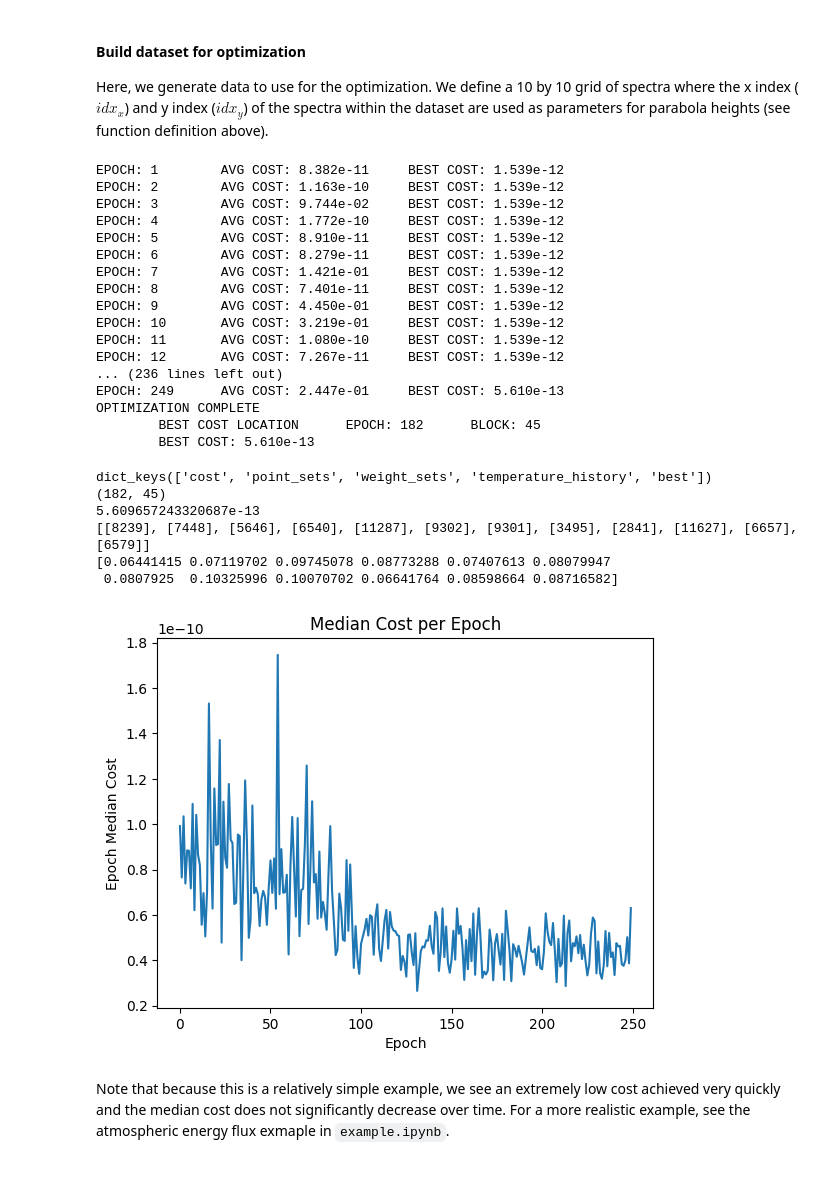
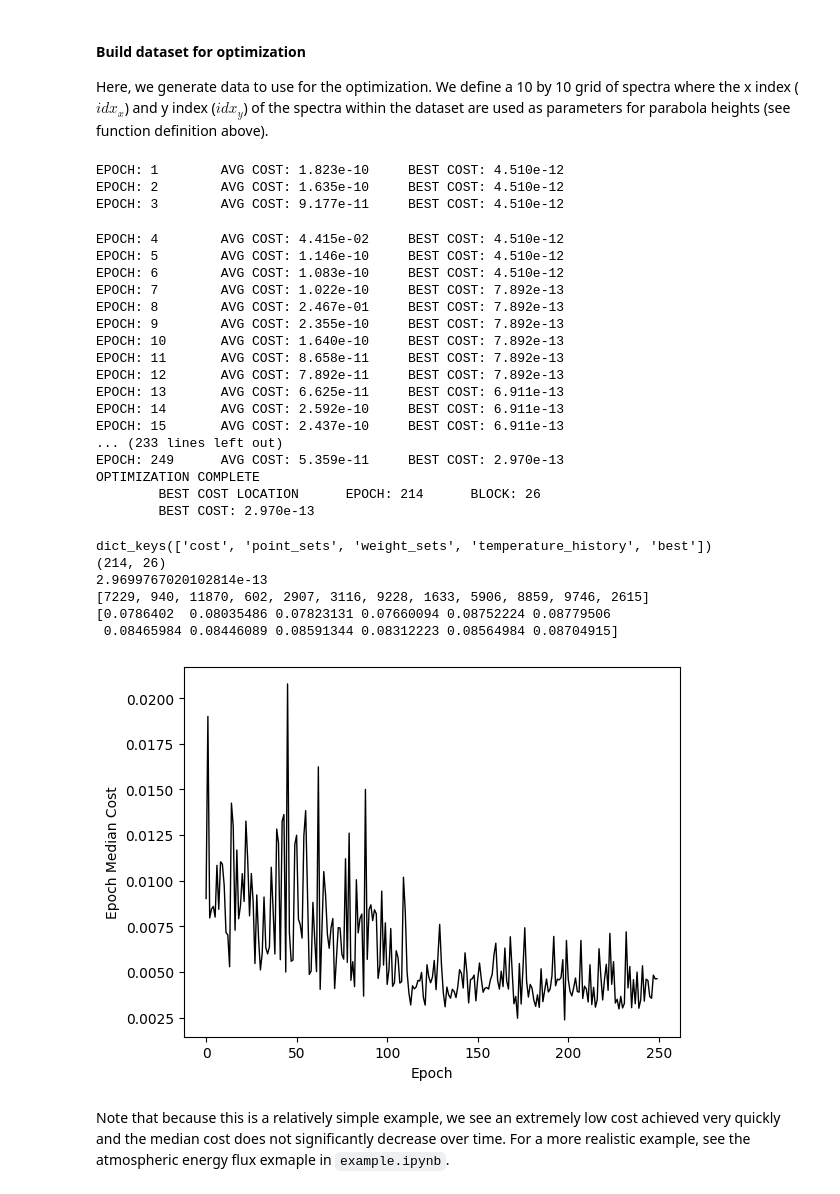
Before and after one commit to LDEO-CREW/data-driven-quadrature, a Jupyter notebook: examples/tutorial.ipynb, the cells around one changed output. Drawn from its saved outputs; the diff is of its cells as text; code cells hidden in the pictures.

```diff
--- a/examples/tutorial.ipynb
+++ b/examples/tutorial.ipynb
@@ -115,7 +115,7 @@ def user_cost_fnc(y, y_hat):
 # user defined mapping function that returns
 def map_func(x, point_set, x_sup=None):
     # extract point indices from the point set
-    point_idxs = [point[0] for point in point_set]
+    point_idxs = [point for point in point_set]
     # extract point vector and return in matrix of shape (# spectra, # integration points)
     points = np.array(x[:,:,point_idxs].values).reshape((n*n, n_integration_points))
     return points
@@ -126,58 +126,61 @@ integration_list = ['integration_axis']
 params['integration_list'] = integration_list # REQUIRED
 params['n_points'] = n_integration_points # REQUIRED
 params['epochs'] = 250 # OPTIONAL
-params['success'] = 50 # OPTIONAL
-params['block_size'] = 100 # OPTIONAL
-params['random_seed'] = 2 # OPTIONAL
+params['success'] = 25 # OPTIONAL
+params['block_size'] = 50 # OPTIONAL
+params['random_seed'] = 1 # OPTIONAL
 params['verbose'] = 2 # OPTIONAL
 
 # run the optimization and safe the history dictionary
 # NOTE: y_ref must be normalized to an integration axis of length 1, so we divide y_ref by 12 (length of integration axis)
 history = ddq.optimize(x, y_ref / 12, user_cost_fnc, map_func, params, x_sup=None)
 # %% [output]
-EPOCH: 1        AVG COST: 8.382e-11     BEST COST: 1.539e-12
-EPOCH: 2        AVG COST: 1.163e-10     BEST COST: 1.539e-12
-EPOCH: 3        AVG COST: 9.744e-02     BEST COST: 1.539e-12
-EPOCH: 4        AVG COST: 1.772e-10     BEST COST: 1.539e-12
-EPOCH: 5        AVG COST: 8.910e-11     BEST COST: 1.539e-12
-EPOCH: 6        AVG COST: 8.279e-11     BEST COST: 1.539e-12
-EPOCH: 7        AVG COST: 1.421e-01     BEST COST: 1.539e-12
-EPOCH: 8        AVG COST: 7.401e-11     BEST COST: 1.539e-12
-EPOCH: 9        AVG COST: 4.450e-01     BEST COST: 1.539e-12
-EPOCH: 10       AVG COST: 3.219e-01     BEST COST: 1.539e-12
-EPOCH: 11       AVG COST: 1.080e-10     BEST COST: 1.539e-12
-EPOCH: 12       AVG COST: 7.267e-11     BEST COST: 1.539e-12
-... (236 lines left out)
-EPOCH: 249      AVG COST: 2.447e-01     BEST COST: 5.610e-13
-OPTIMIZATION COMPLETE
-        BEST COST LOCATION      EPOCH: 182      BLOCK: 45
-        BEST COST: 5.610e-13
+EPOCH: 1        AVG COST: 1.823e-10     BEST COST: 4.510e-12
+EPOCH: 2        AVG COST: 1.635e-10     BEST COST: 4.510e-12
+EPOCH: 3        AVG COST: 9.177e-11     BEST COST: 4.510e-12
+EPOCH: 4        AVG COST: 4.415e-02     BEST COST: 4.510e-12
+EPOCH: 5        AVG COST: 1.146e-10     BEST COST: 4.510e-12
+EPOCH: 6        AVG COST: 1.083e-10     BEST COST: 4.510e-12
+EPOCH: 7        AVG COST: 1.022e-10     BEST COST: 7.892e-13
+EPOCH: 8        AVG COST: 2.467e-01     BEST COST: 7.892e-13
+EPOCH: 9        AVG COST: 2.355e-10     BEST COST: 7.892e-13
+EPOCH: 10       AVG COST: 1.640e-10     BEST COST: 7.892e-13
+EPOCH: 11       AVG COST: 8.658e-11     BEST COST: 7.892e-13
+EPOCH: 12       AVG COST: 7.892e-11     BEST COST: 7.892e-13
+EPOCH: 13       AVG COST: 6.625e-11     BEST COST: 6.911e-13
+EPOCH: 14       AVG COST: 2.592e-10     BEST COST: 6.911e-13
+EPOCH: 15       AVG COST: 2.437e-10     BEST COST: 6.911e-13
+... (233 lines left out)
+EPOCH: 249      AVG COST: 5.359e-11     BEST COST: 2.970e-13
+OPTIMIZATION COMPLETE
+        BEST COST LOCATION      EPOCH: 214      BLOCK: 26
+        BEST COST: 2.970e-13
 # %%
 # calculate mean and median costs for each block
 mean_costs = []
 median_costs = []
 for cost in history['cost']:
     mean_costs.append(np.mean(cost))
-    median_costs.append(np.median(cost))
+    median_costs.append(np.median(cost)*1e8)
 
 # plot median costs and print best point set, weights, and associated cost
-plt.plot(np.arange(len(median_costs)), median_costs)
+plt.plot(np.arange(len(median_costs)), median_costs, color='black', linewidth=1)
 plt.xlabel('Epoch')
 plt.ylabel('Epoch Median Cost')
-plt.title('Median Cost per Epoch')
+# plt.title('Median Cost per Epoch')
 best = history['best']
 print(history.keys())
 print(best)
 print(history['cost'][best[0]][best[1]])
 print(history['point_sets'][best[0]][best[1]])
 print(history['weight_sets'][best[0]][best[1]])
 # %% [output]
 dict_keys(['cost', 'point_sets', 'weight_sets', 'temperature_history', 'best'])
-(182, 45)
-5.609657243320687e-13
-[[8239], [7448], [5646], [6540], [11287], [9302], [9301], [3495], [2841], [11627], [6657], [6579]]
-[0.06441415 0.07119702 0.09745078 0.08773288 0.07407613 0.08079947
- 0.0807925  0.10325996 0.10070702 0.06641764 0.08598664 0.08716582]
+(214, 26)
+2.9699767020102814e-13
+[7229, 940, 11870, 602, 2907, 3116, 9228, 1633, 5906, 8859, 9746, 2615]
+[0.0786402  0.08035486 0.07823131 0.07660094 0.08752224 0.08779506
+ 0.08465984 0.08446089 0.08591344 0.08312223 0.08564984 0.08704915]
-[figure, old version]
+[figure, new version]
 # %% [markdown]
 Note that because this is a relatively simple example, we see an extremely low cost achieved very quickly and the median cost does not significantly decrease over time. For a more realistic example, see the atmospheric energy flux exmaple in <code>example.ipynb</code>.
```
Also changed, not shown: 15 other files.
